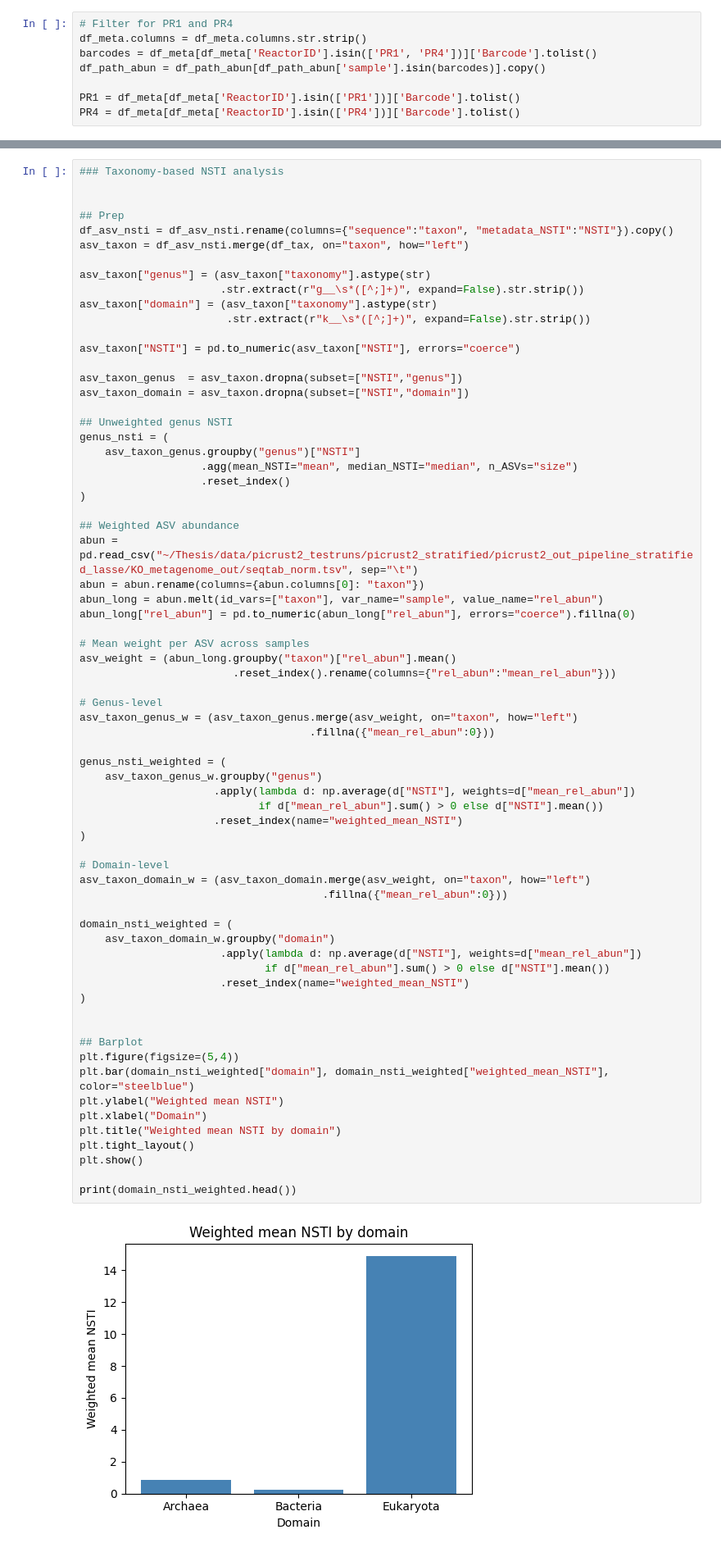
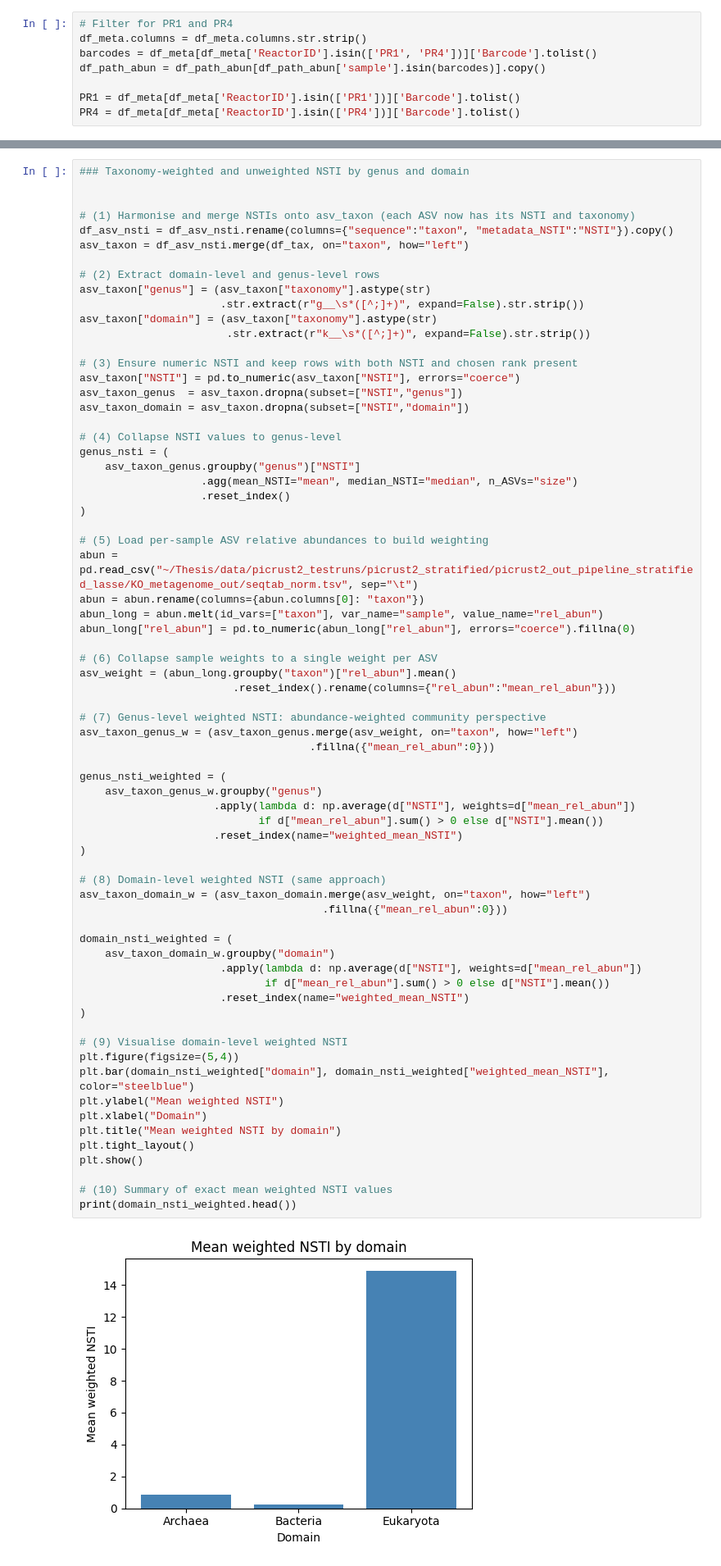
Before and after one commit to PachacutiX/Meta2Insight, a Jupyter notebook: code/picrust2_testruns/stratified/temp_differences.ipynb, the cells around one changed output, grey strips where cells are left out. Shown at 82% size. Cells and saved outputs as stored; diff of their text form.

```diff
--- a/code/picrust2_testruns/stratified/temp_differences.ipynb
+++ b/code/picrust2_testruns/stratified/temp_differences.ipynb
@@ -107,75 +111,76 @@ PR4_abun_genus = (
       .rename(columns={"taxon_function_abun": "total_contribution"})
 )
 # %%
-### Taxonomy-based NSTI analysis
+### Taxonomy-weighted and unweighted NSTI by genus and domain
 
 
-## Prep
+# (1) Harmonise and merge NSTIs onto asv_taxon (each ASV now has its NSTI and taxonomy)
 df_asv_nsti = df_asv_nsti.rename(columns={"sequence":"taxon", "metadata_NSTI":"NSTI"}).copy()
 asv_taxon = df_asv_nsti.merge(df_tax, on="taxon", how="left")
 
+# (2) Extract domain-level and genus-level rows
 asv_taxon["genus"] = (asv_taxon["taxonomy"].astype(str)
                       .str.extract(r"g__\s*([^;]+)", expand=False).str.strip())
 asv_taxon["domain"] = (asv_taxon["taxonomy"].astype(str)
                        .str.extract(r"k__\s*([^;]+)", expand=False).str.strip())
 
+# (3) Ensure numeric NSTI and keep rows with both NSTI and chosen rank present
 asv_taxon["NSTI"] = pd.to_numeric(asv_taxon["NSTI"], errors="coerce")
-
 asv_taxon_genus  = asv_taxon.dropna(subset=["NSTI","genus"])
 asv_taxon_domain = asv_taxon.dropna(subset=["NSTI","domain"])
 
-## Unweighted genus NSTI
+# (4) Collapse NSTI values to genus-level
 genus_nsti = (
     asv_taxon_genus.groupby("genus")["NSTI"]
                    .agg(mean_NSTI="mean", median_NSTI="median", n_ASVs="size")
                    .reset_index()
 )
 
-## Weighted ASV abundance
+# (5) Load per-sample ASV relative abundances to build weighting
 abun = pd.read_csv("~/Thesis/data/picrust2_testruns/picrust2_stratified/picrust2_out_pipeline_stratified_lasse/KO_metagenome_out/seqtab_norm.tsv", sep="\t")
 abun = abun.rename(columns={abun.columns[0]: "taxon"})
 abun_long = abun.melt(id_vars=["taxon"], var_name="sample", value_name="rel_abun")
 abun_long["rel_abun"] = pd.to_numeric(abun_long["rel_abun"], errors="coerce").fillna(0)
 
-# Mean weight per ASV across samples
+# (6) Collapse sample weights to a single weight per ASV
 asv_weight = (abun_long.groupby("taxon")["rel_abun"].mean()
                         .reset_index().rename(columns={"rel_abun":"mean_rel_abun"}))
 
-# Genus-level
+# (7) Genus-level weighted NSTI: abundance-weighted community perspective
 asv_taxon_genus_w = (asv_taxon_genus.merge(asv_weight, on="taxon", how="left")
                                     .fillna({"mean_rel_abun":0}))
 
 genus_nsti_weighted = (
     asv_taxon_genus_w.groupby("genus")
                      .apply(lambda d: np.average(d["NSTI"], weights=d["mean_rel_abun"])
                             if d["mean_rel_abun"].sum() > 0 else d["NSTI"].mean())
                      .reset_index(name="weighted_mean_NSTI")
 )
 
-# Domain-level
+# (8) Domain-level weighted NSTI (same approach)
 asv_taxon_domain_w = (asv_taxon_domain.merge(asv_weight, on="taxon", how="left")
                                       .fillna({"mean_rel_abun":0}))
 
 domain_nsti_weighted = (
     asv_taxon_domain_w.groupby("domain")
                       .apply(lambda d: np.average(d["NSTI"], weights=d["mean_rel_abun"])
                              if d["mean_rel_abun"].sum() > 0 else d["NSTI"].mean())
                       .reset_index(name="weighted_mean_NSTI")
 )
 
-
-## Barplot
+# (9) Visualise domain-level weighted NSTI
 plt.figure(figsize=(5,4))
 plt.bar(domain_nsti_weighted["domain"], domain_nsti_weighted["weighted_mean_NSTI"], color="steelblue")
-plt.ylabel("Weighted mean NSTI")
+plt.ylabel("Mean weighted NSTI")
 plt.xlabel("Domain")
-plt.title("Weighted mean NSTI by domain")
+plt.title("Mean weighted NSTI by domain")
 plt.tight_layout()
 plt.show()
 
+# (10) Summary of exact mean weighted NSTI values
 print(domain_nsti_weighted.head())
 # %% [output]
-[figure, old version]
+[figure, new version]
       domain  weighted_mean_NSTI
 0    Archaea            0.859718
 1   Bacteria            0.236381
```
Also changed, not shown: parts of 10 cells of this notebook.
